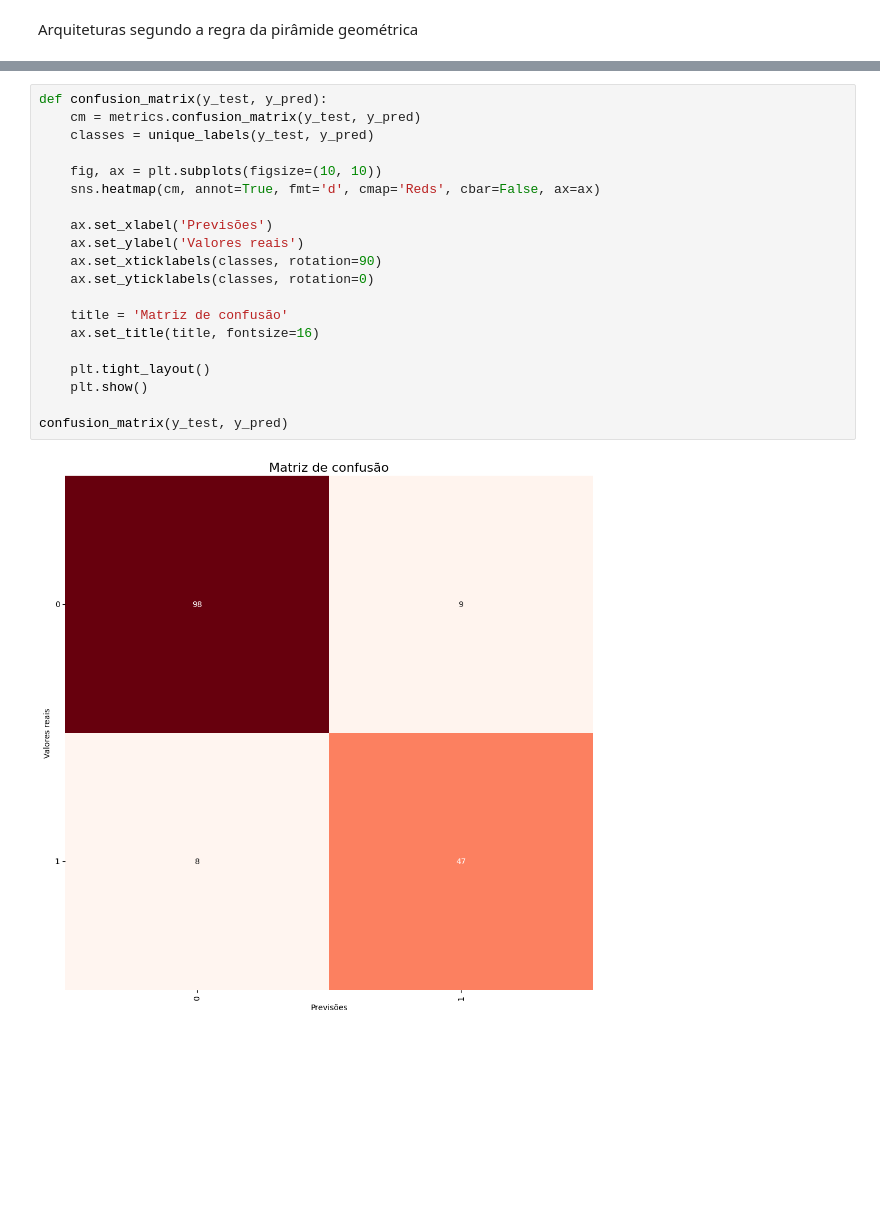
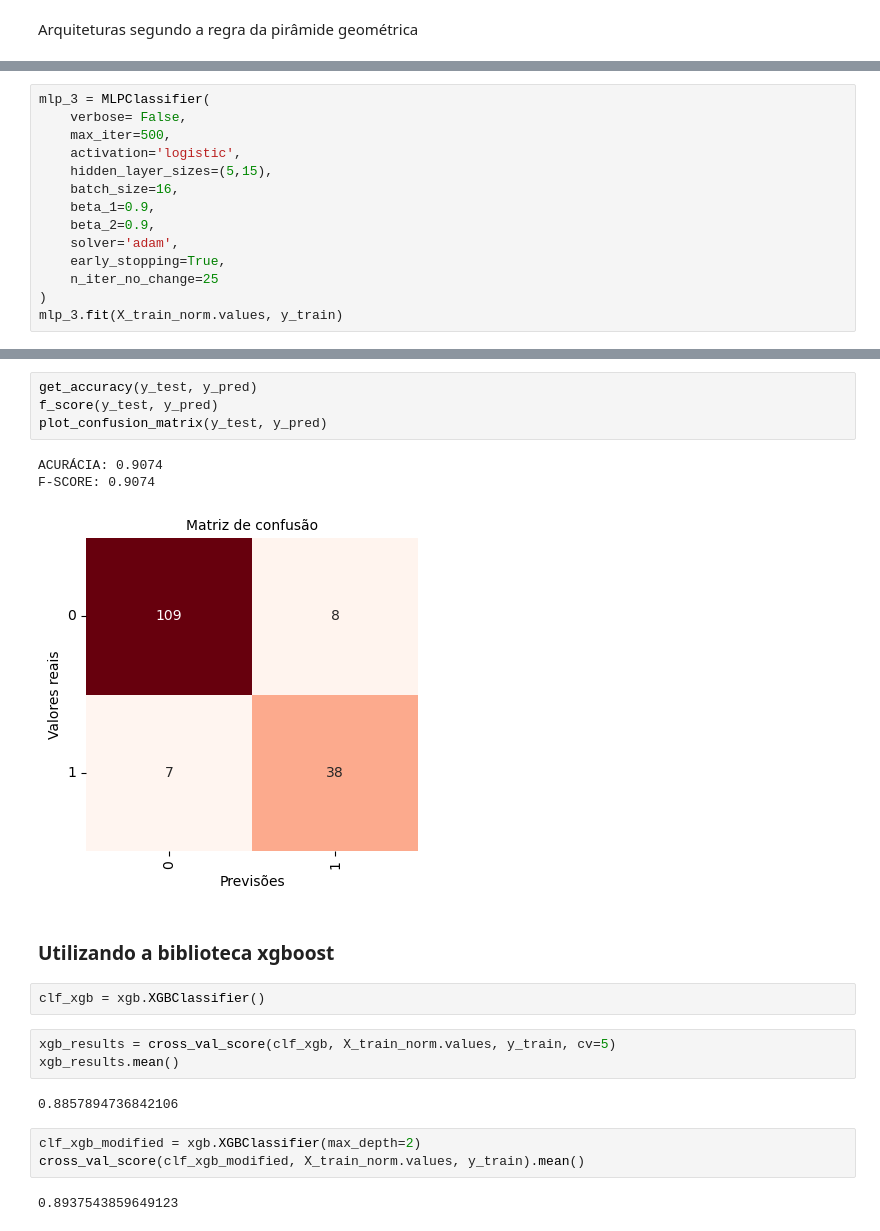
Before and after one commit to melinnediniz/RNA-AA3, a Jupyter notebook: build_model.ipynb, the cells around one changed output, grey strips where cells are left out. Drawn from its saved outputs; the diff is of its cells as text; blank space fills up the shorter version.

Commit message:
:construction: xgboost: matriz de confusão e acurácia

```diff
--- a/build_model.ipynb
+++ b/build_model.ipynb
@@ -217,0 +272,14 @@ param_grid_mlp = {
+# %%
+mlp_3 = MLPClassifier(
+    verbose= False,
+    max_iter=500,
+    activation='logistic',
+    hidden_layer_sizes=(5,15),
+    batch_size=16,
+    beta_1=0.9,
+    beta_2=0.9,
+    solver='adam',
+    early_stopping=True,
+    n_iter_no_change=25
+)
+mlp_3.fit(X_train_norm.values, y_train)
@@ -254,22 +335,22 @@ y_pred = clf.predict(X_test_norm)
 # %%
-def confusion_matrix(y_test, y_pred):
-    cm = metrics.confusion_matrix(y_test, y_pred)
-    classes = unique_labels(y_test, y_pred)
-
-    fig, ax = plt.subplots(figsize=(10, 10))
-    sns.heatmap(cm, annot=True, fmt='d', cmap='Reds', cbar=False, ax=ax)
-
-    ax.set_xlabel('Previsões')
-    ax.set_ylabel('Valores reais')
-    ax.set_xticklabels(classes, rotation=90)
-    ax.set_yticklabels(classes, rotation=0)
-
-    title = 'Matriz de confusão'
-    ax.set_title(title, fontsize=16)
-
-    plt.tight_layout()
-    plt.show()
-
-confusion_matrix(y_test, y_pred)
+get_accuracy(y_test, y_pred)
+f_score(y_test, y_pred)
+plot_confusion_matrix(y_test, y_pred)
 # %% [output]
+ACURÁCIA: 0.9074
+F-SCORE: 0.9074
-[figure, old version]
+[figure, new version]
+# %% [markdown]
+### Utilizando a biblioteca xgboost
+# %%
+clf_xgb = xgb.XGBClassifier()
+# %%
+xgb_results = cross_val_score(clf_xgb, X_train_norm.values, y_train, cv=5)
+xgb_results.mean()
+# %% [output]
+0.8857894736842106
+# %%
+clf_xgb_modified = xgb.XGBClassifier(max_depth=2)
+cross_val_score(clf_xgb_modified, X_train_norm.values, y_train).mean()
+# %% [output]
+0.8937543859649123
```
Also changed, not shown: parts of 28 cells of this notebook, 2 other files.
